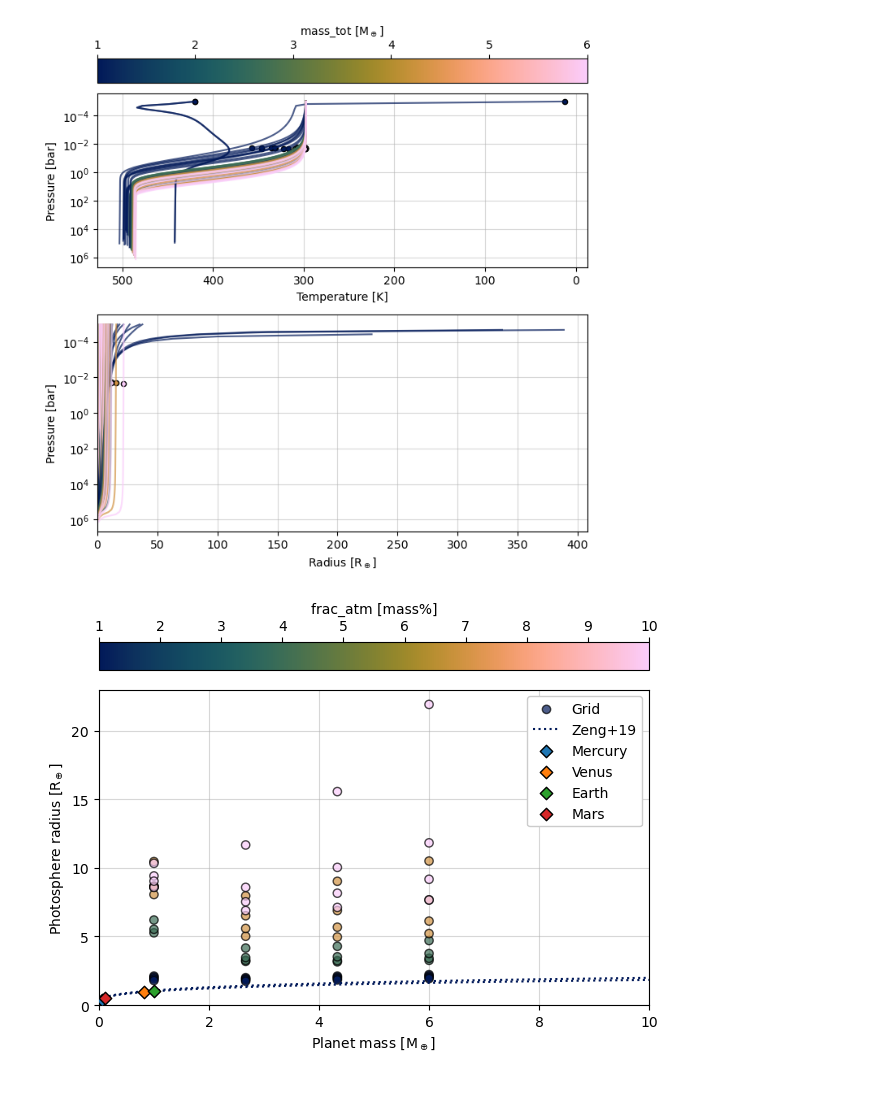
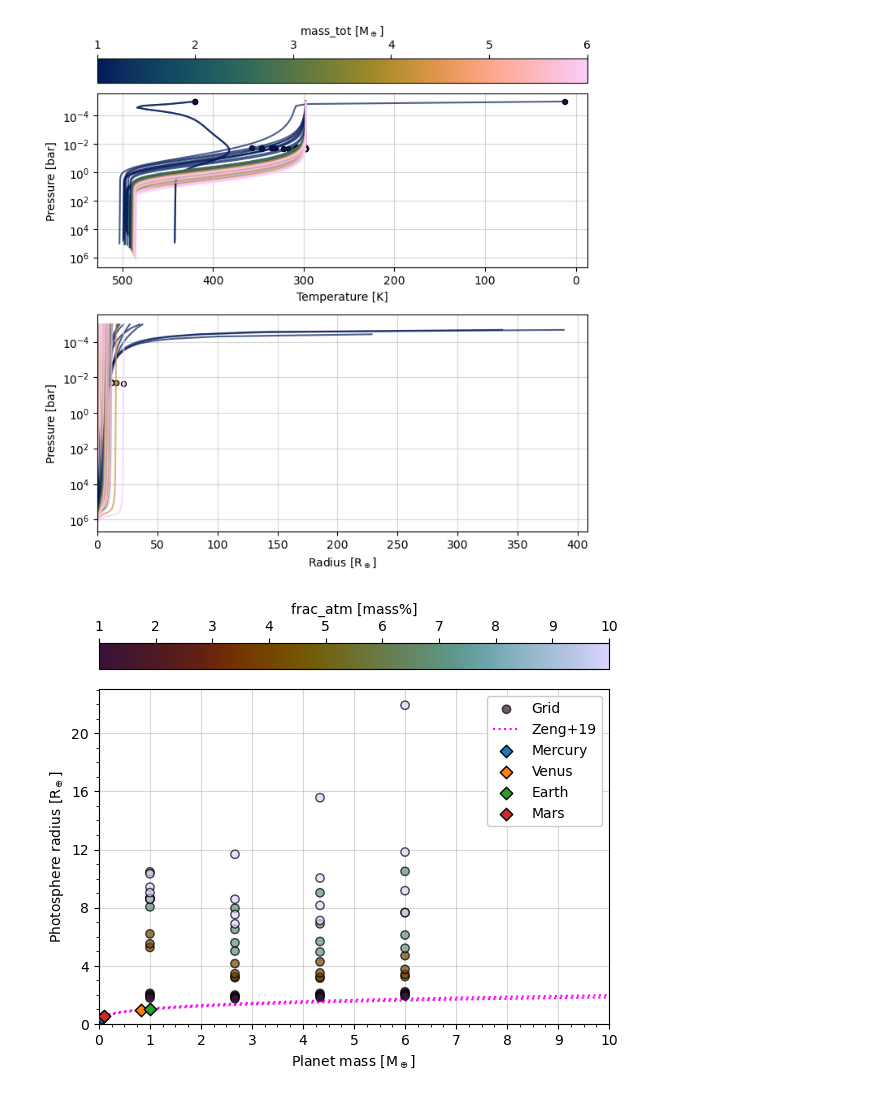
Before and after one commit to nichollsh/AGNI, a Jupyter notebook: misc/grid_plot.ipynb, the cells around one changed output. Saved outputs shown, nothing was run; the diff lists cells and outputs as text; code cells hidden in the pictures.

```diff
--- a/misc/grid_plot.ipynb
+++ b/misc/grid_plot.ipynb
@@ -175,46 +175,49 @@ plt.show()
 # %% [output]
 [figure]
 # %%
-fig,ax = plt.subplots(1,1)
+fig,ax = plt.subplots(1,1, figsize=(6,5))
 
 key = "frac_atm"
 zunit = units[key][0]
 norm = mpl.colors.Normalize(vmin=np.amin(data[key])*zunit, vmax=np.amax(data[key])*zunit)
-sm = mpl.cm.ScalarMappable(norm=norm, cmap=batlow)
+sm = mpl.cm.ScalarMappable(norm=norm, cmap=glasgow)
 
 # Grid results
 c = [sm.to_rgba(z) for z in data[key]*zunit]
-ax.scatter(data["mass_tot"], data["r_phot"]/R_earth, zorder=2, alpha=0.7, edgecolors='k', c=c, label="Grid")
+ax.scatter(data["mass_tot"], data["r_phot"]/R_earth, zorder=10, alpha=0.7, edgecolors='k', c=c, label="Grid")
 
 # Zeng2019 curve for pure MgSiO3
-ax.plot(zeng_sil[0], zeng_sil[1], zorder=7, ls='dotted', color=sm.to_rgba(0.0), label="Zeng+19")
-ax.plot(zeng_mix[0], zeng_mix[1], zorder=7, ls='dotted', color=sm.to_rgba(0.325))
+ax.plot(zeng_sil[0], zeng_sil[1], zorder=7, ls='dotted', color='magenta', label="Zeng+19")
+ax.plot(zeng_mix[0], zeng_mix[1], zorder=7, ls='dotted', color='magenta')
 
 # Known planets (radius/km, mass/1e24kg)
 # https://ssd.jpl.nasa.gov/planets/phys_par.html
 planets = {
     "Mercury": [2439.4, 0.33010],
     "Venus":   [6051.8, 4.86731],
     "Earth":   [6371.0, 5.97217],
     "Mars":    [3389.5, 0.64169]
 }
 for p,v in planets.items():
     ax.scatter(v[1]*1e24/M_earth, v[0]*1e3/R_earth, label=p, zorder=10, s=40, marker='D', edgecolors='k')
 
 
+ax.set_xlabel(r"Planet mass [M$_\oplus$]")
+ax.xaxis.set_major_locator(mpl.ticker.MultipleLocator(1.0))
+ax.xaxis.set_minor_locator(mpl.ticker.MultipleLocator(0.25))
+ax.set_xlim(left=0, right=10)
+
+ax.set_ylabel(r"Photosphere radius [R$_\oplus$]")
+ax.yaxis.set_major_locator(mpl.ticker.MultipleLocator(4.0))
+ax.yaxis.set_minor_locator(mpl.ticker.MultipleLocator(1.0))
+ax.set_ylim(bottom=0)
+
 ax.legend(framealpha=1)
-
-ax.set_xlabel(r"Planet mass [M$_\oplus$]")
-ax.set_ylabel(r"Photosphere radius [R$_\oplus$]")
-
-ax.set_xlim(left=0, right=10)
-ax.set_ylim(bottom=0)
 ax.grid(alpha=0.5, zorder=-2)
-
 fig.colorbar(sm, ax=ax, label=f"{key} [{units[key][2]}]", location='top')
 
 fig.tight_layout()
 fig.savefig(os.path.join(output_dir, "mass_radius.pdf"), dpi=300, bbox_inches='tight')
 plt.show()
 # %% [output]
-[figure, old version]
+[figure, new version]
```
